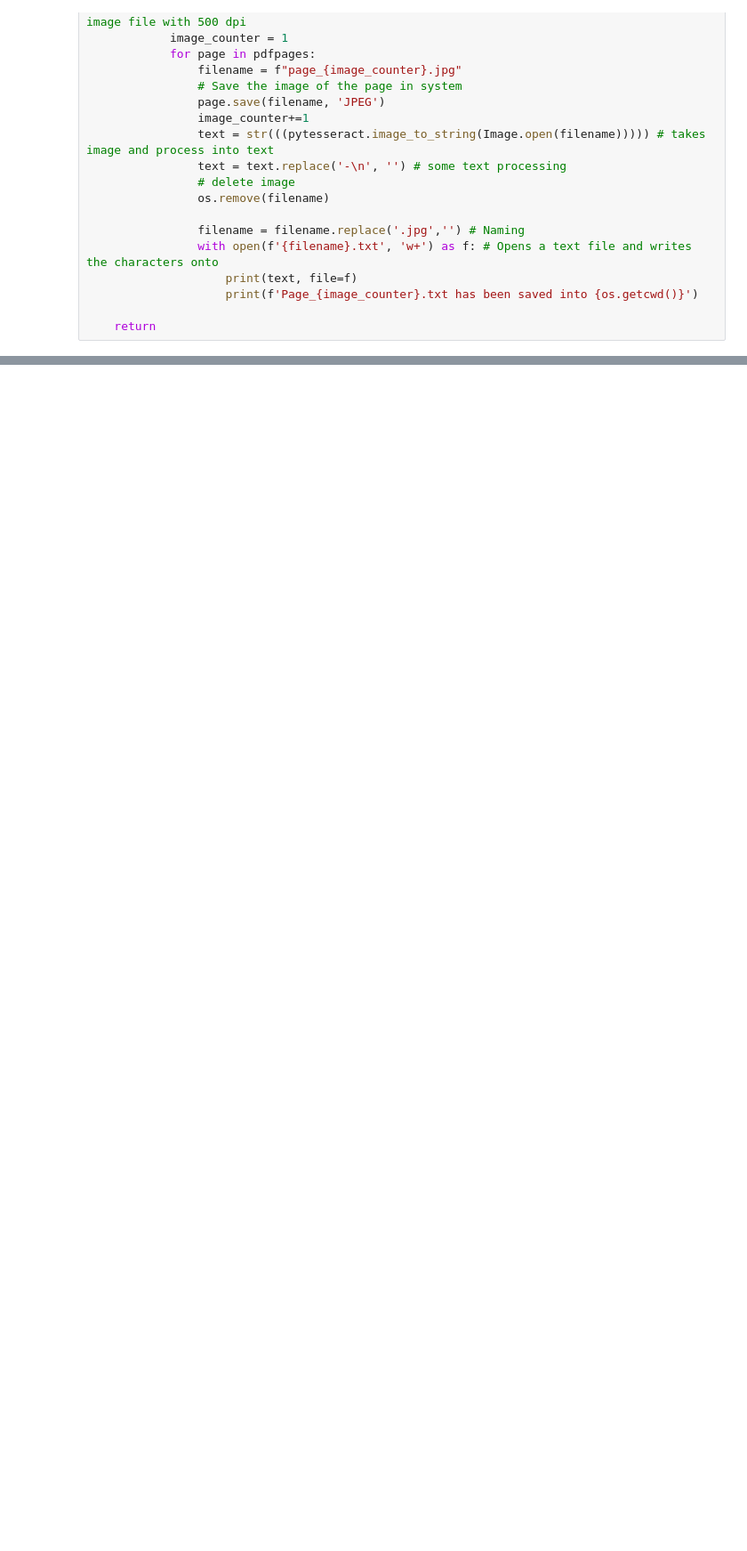
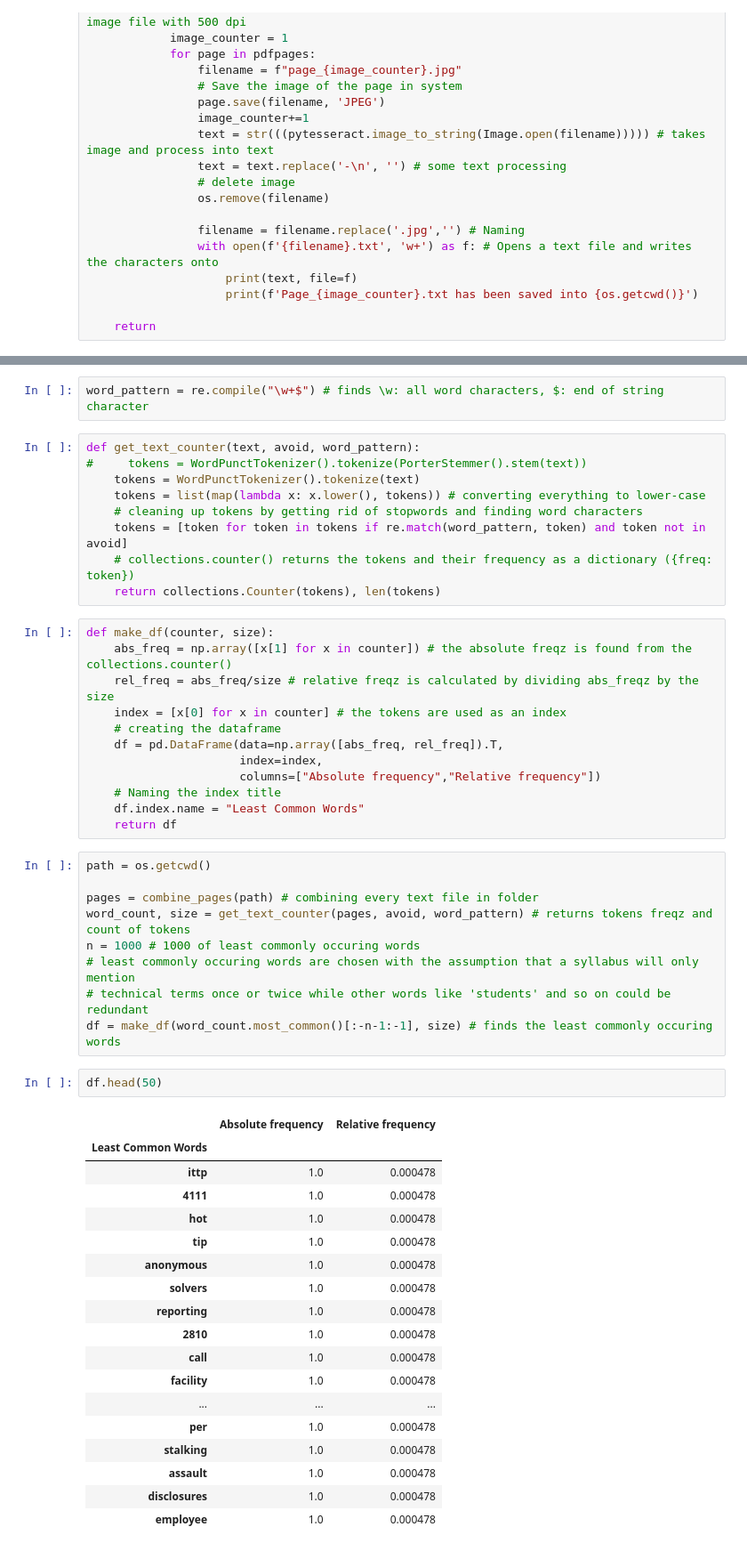
Before and after one commit to aadmassu1/teamHCP, a Jupyter notebook: Extract_info_pdf.ipynb, the cells around one changed output, grey strips where cells are left out. Shown at 89% size. Drawn from its saved outputs; the diff is of its cells as text; blank space fills up the shorter version.

```diff
--- a/Extract_info_pdf.ipynb
+++ b/Extract_info_pdf.ipynb
@@ -75,0 +128,53 @@ Page_11.txt has been saved into C:\Users\15713\Desktop
+# %%
+word_pattern = re.compile("\w+$") # finds \w: all word characters, $: end of string character
+# %%
+def get_text_counter(text, avoid, word_pattern):
+#     tokens = WordPunctTokenizer().tokenize(PorterStemmer().stem(text))
+    tokens = WordPunctTokenizer().tokenize(text)
+    tokens = list(map(lambda x: x.lower(), tokens)) # converting everything to lower-case
+    # cleaning up tokens by getting rid of stopwords and finding word characters
+    tokens = [token for token in tokens if re.match(word_pattern, token) and token not in avoid]
+    # collections.counter() returns the tokens and their frequency as a dictionary ({freq: token})
+    return collections.Counter(tokens), len(tokens)
+# %%
+def make_df(counter, size):
+    abs_freq = np.array([x[1] for x in counter]) # the absolute freqz is found from the collections.counter()
+    rel_freq = abs_freq/size # relative freqz is calculated by dividing abs_freqz by the size
+    index = [x[0] for x in counter] # the tokens are used as an index
+    # creating the dataframe
+    df = pd.DataFrame(data=np.array([abs_freq, rel_freq]).T,
+                      index=index,
+                      columns=["Absolute frequency","Relative frequency"])
+    # Naming the index title
+    df.index.name = "Least Common Words"
+    return df
+# %%
+path = os.getcwd()
+
+pages = combine_pages(path) # combining every text file in folder
+word_count, size = get_text_counter(pages, avoid, word_pattern) # returns tokens freqz and count of tokens
+n = 1000 # 1000 of least commonly occuring words
+# least commonly occuring words are chosen with the assumption that a syllabus will only mention
+# technical terms once or twice while other words like 'students' and so on could be redundant
+df = make_df(word_count.most_common()[:-n-1:-1], size) # finds the least commonly occuring words
+# %%
+df.head(50)
+# %% [output]
+|  | Absolute frequency | Relative frequency |
+| Least Common Words |  |  |
+| ittp | 1.0 | 0.000478 |
+| 4111 | 1.0 | 0.000478 |
+| hot | 1.0 | 0.000478 |
+| tip | 1.0 | 0.000478 |
+| anonymous | 1.0 | 0.000478 |
+| solvers | 1.0 | 0.000478 |
+| reporting | 1.0 | 0.000478 |
+| 2810 | 1.0 | 0.000478 |
+| call | 1.0 | 0.000478 |
+| facility | 1.0 | 0.000478 |
+| ... | ... | ... |
+| per | 1.0 | 0.000478 |
+| stalking | 1.0 | 0.000478 |
+| assault | 1.0 | 0.000478 |
+| disclosures | 1.0 | 0.000478 |
+| employee | 1.0 | 0.000478 |
```
Also changed, not shown: parts of 10 cells of this notebook.
